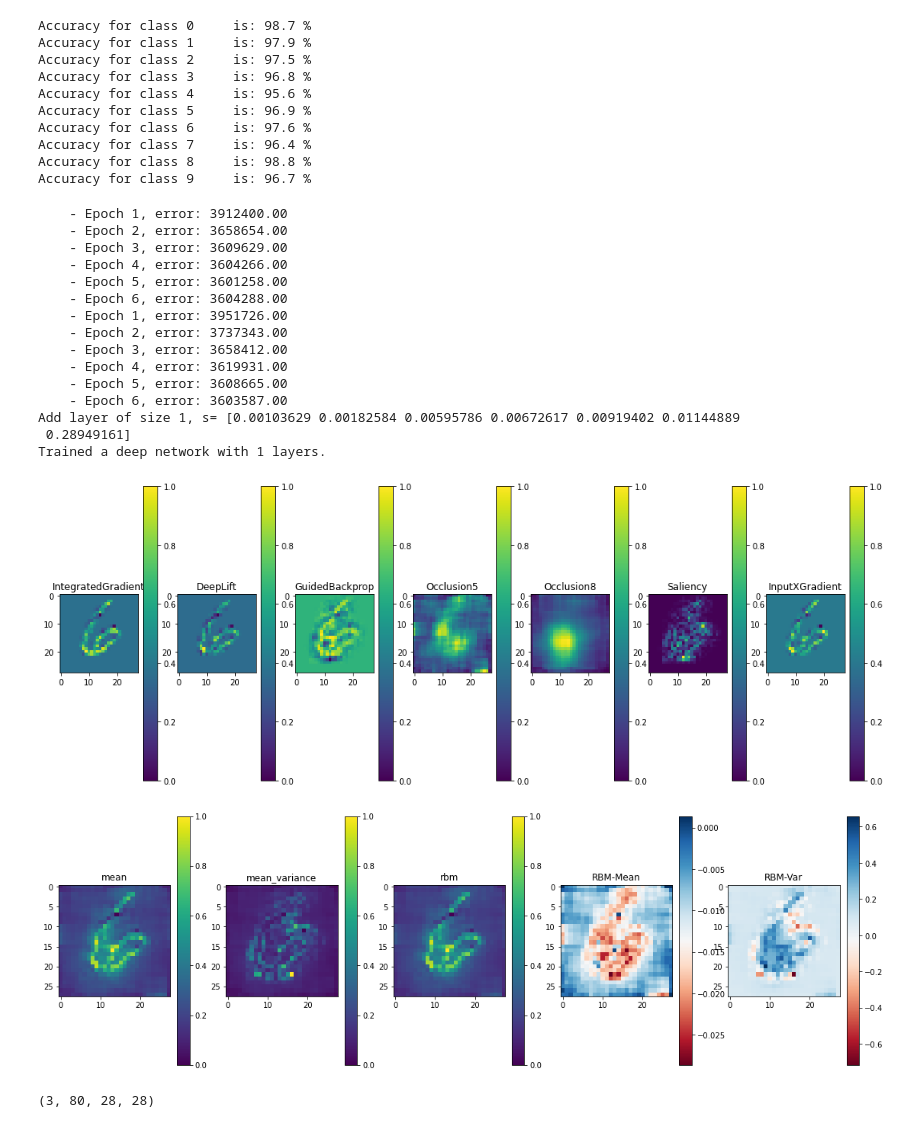
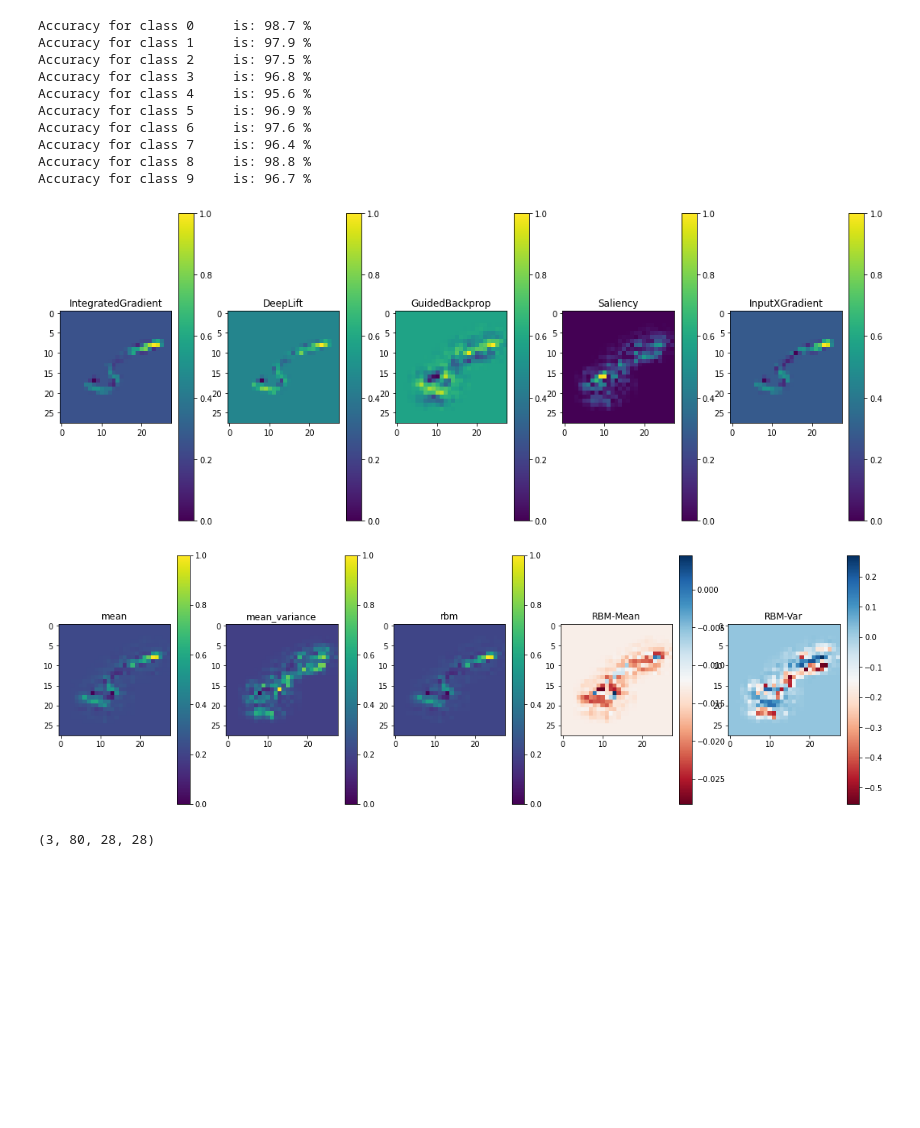
Before and after one commit to JohanvandenHeuvel/AggregationOfLocalExplanations, a Jupyter notebook: experiment1/MNIST.ipynb, the cells around one changed output. Drawn from its saved outputs; the diff is of its cells as text; code cells hidden in the pictures; blank space fills up the shorter version.

Commit message:
More experiments with boltzman ensemble

```diff
--- a/experiment1/MNIST.ipynb
+++ b/experiment1/MNIST.ipynb
@@ -58,6 +58,7 @@ from captum.attr import KernelShap
 from captum.attr import Saliency
 from captum.attr import InputXGradient
 warnings.filterwarnings('ignore')
+from scipy.special import softmax
 
 def calc_attribute(method, image, label):
     if method == "IntegratedGradient":
@@ -100,12 +101,13 @@ def normalize(method, attributes):
 
 def ensemble(method, attributes):
     if method == "mean":
-        return np.mean(attributes, axis=0)
+        e = np.mean(attributes, axis=0)
     elif method == "mean_variance":
-        return np.mean(attributes, axis=0) / (np.std(attributes, axis=0)+1e-6)
+        e = np.mean(attributes, axis=0) / (np.std(attributes, axis=0)+1e-6)
     elif method == "rbm":
         _, posterior_stoch = calculate_posterior(layers, attributes.copy().reshape(-1,28*28).T)
-        return posterior_stoch.reshape(28,28)
+        e = posterior_stoch.reshape(28,28)
+    return e
 
 
 def explain_images(image_filter, methods, normalizer="absolute"):
@@ -130,70 +132,59 @@ def plot_image_attribute(image, attributes, methods):
     ensemble_methods = ["mean", "mean_variance", "rbm"]
     mean_ensemble = ensemble("mean", attributes)
     mean_ensemble = (mean_ensemble - np.min(mean_ensemble)) / (np.max(mean_ensemble)-np.min(mean_ensemble))
+    #for j in range(10):
+    #        mean_ensemble = (mean_ensemble - np.min(mean_ensemble)) / (np.max(mean_ensemble)-np.min(mean_ensemble))
+    #        mean_ensemble = (mean_ensemble-np.mean(mean_ensemble)) / np.std(mean_ensemble)
 
     var_ensemble = ensemble("mean_variance", attributes)
     var_ensemble = (var_ensemble - np.min(var_ensemble)) / (np.max(var_ensemble)-np.min(var_ensemble))
+    #for j in range(10):
+    #        var_ensemble = (var_ensemble - np.min(var_ensemble)) / (np.max(var_ensemble)-np.min(var_ensemble))
+    #        var_ensemble = (var_ensemble-np.mean(var_ensemble)) / np.std(var_ensemble)
 
     fig, axs = plt.subplots(1, len(ensemble_methods)+2, figsize=(19,6))
     for i in range(len(ensemble_methods)):
         ens = ensemble(ensemble_methods[i], attributes)
         norm = (ens - np.min(ens)) / (np.max(ens)-np.min(ens))
         if ensemble_methods[i] == "rbm":
-            norm = norm.reshape(-1)
-            norm = norm.reshape(28,28)
             div_from_mean = np.round(norm)==np.round(mean_ensemble)
             if np.mean(div_from_mean) < 0.5:
                 norm = 1-norm
             differences_mean = norm - mean_ensemble
             differences_var = norm - var_ensemble
         im = axs[i].imshow(norm)
         axs[i].set_title(ensemble_methods[i])
         plt.colorbar(im, ax=axs[i])
 
     im = axs[-2].imshow(differences_mean, cmap='RdBu', interpolation='none')
     axs[-2].set_title("RBM-Mean")
     plt.colorbar(im, ax=axs[-2])
 
     im = axs[-1].imshow(differences_var, cmap='RdBu', interpolation='none')
     axs[-1].set_title("RBM-Var")
     plt.colorbar(im, ax=axs[-1])
 
-methods = ["IntegratedGradient", "DeepLift", "GuidedBackprop", "Occlusion5","Occlusion8", "Saliency", "InputXGradient"]
-recalculate = True
+methods = ["IntegratedGradient", "DeepLift", "GuidedBackprop", "Saliency", "InputXGradient"]
+recalculate = False
 
 images, attributes = explain_images(np.arange(0,50), methods)
 if recalculate:
     batch_size_factor = 30
     probs = attributes.reshape(len(methods), -1)
     probs = np.repeat(probs, batch_size_factor, axis=0)
     probs = probs[np.random.permutation(probs.shape[0]),:]
 
     data = (probs > np.random.rand(probs.shape[0], probs.shape[1])).astype(int)
     data = data.reshape(10, -1, len(methods))
 
     layers = calculate_layers(data)
     posterior_det, posterior_stoch = calculate_posterior(layers, attributes[:,0].copy().reshape(-1,28*28).T)
 
-image_id = 13
+image_id = 11
 plot_image_attribute(images[image_id], attributes[:,image_id], methods)
 # %% [output]
-    - Epoch 1, error: 3912400.00
-    - Epoch 2, error: 3658654.00
-    - Epoch 3, error: 3609629.00
-    - Epoch 4, error: 3604266.00
-    - Epoch 5, error: 3601258.00
-    - Epoch 6, error: 3604288.00
-    - Epoch 1, error: 3951726.00
-    - Epoch 2, error: 3737343.00
-    - Epoch 3, error: 3658412.00
-    - Epoch 4, error: 3619931.00
-    - Epoch 5, error: 3608665.00
-    - Epoch 6, error: 3603587.00
-Add layer of size 1, s= [0.00103629 0.00182584 0.00595786 0.00672617 0.00919402 0.01144889
- 0.28949161]
-Trained a deep network with 1 layers.
-[figure, old version]
+[figure, new version]
-[figure, old version]
+[figure, new version]
 # %%
 # %% [output]
 (3, 80, 28, 28)
```
